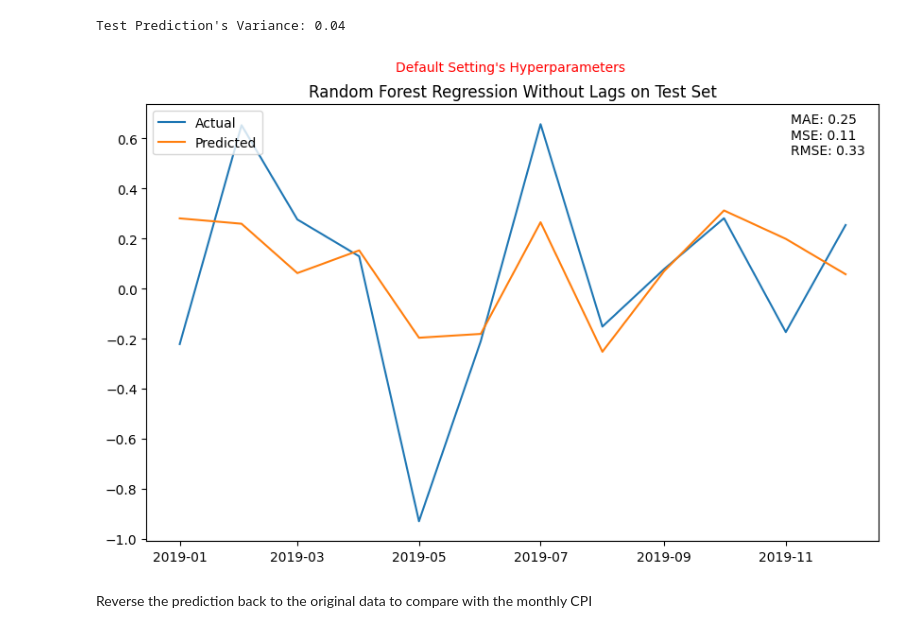
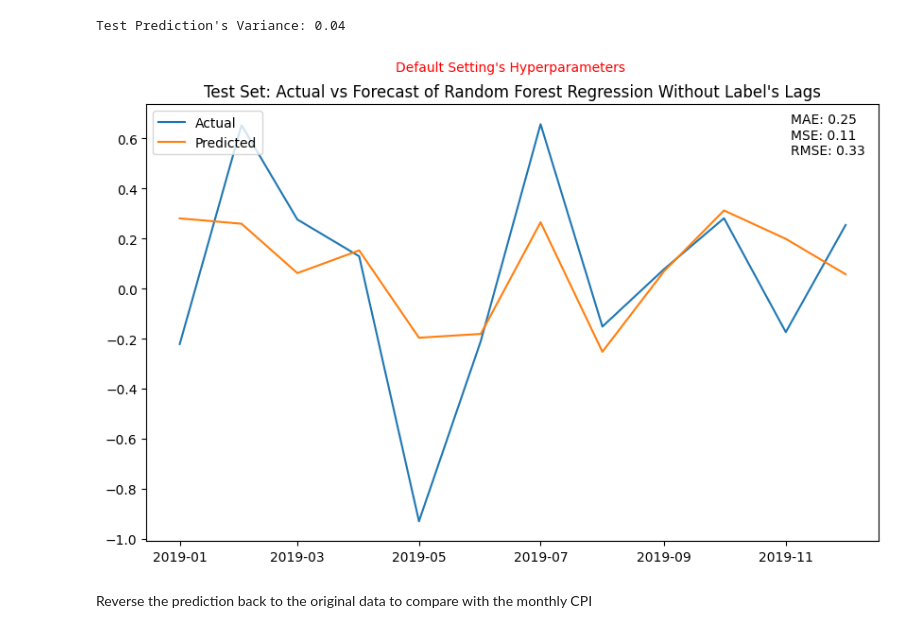
Before and after one commit to namtran6701/Inflation_Prediction, a Jupyter notebook: project_3.ipynb, the cells around one changed output. Saved outputs shown, nothing was run; the diff lists cells and outputs as text; code cells hidden in the pictures.

```diff
--- a/project_3.ipynb
+++ b/project_3.ipynb
@@ -1073,9 +1122,9 @@ print(f"Test Prediction's Variance: {var:.2f}\n")
 # %% [output]
 Test Prediction's Variance: 0.04
 # %%
-plot_default_setting_predictions(y_test, base_rf_test, 'Random Forest Regression Without Lags on Test Set')
+plot_default_setting_predictions(y_test, base_rf_test, "Test Set: Actual vs Forecast of Random Forest Regression Without Label's Lags")
 # %% [output]
-[figure, old version]
+[figure, new version]
 # %% [markdown]
 Reverse the prediction back to the original data to compare with the monthly CPI
 # %%
```
Also changed, not shown: parts of 35 cells of this notebook.
